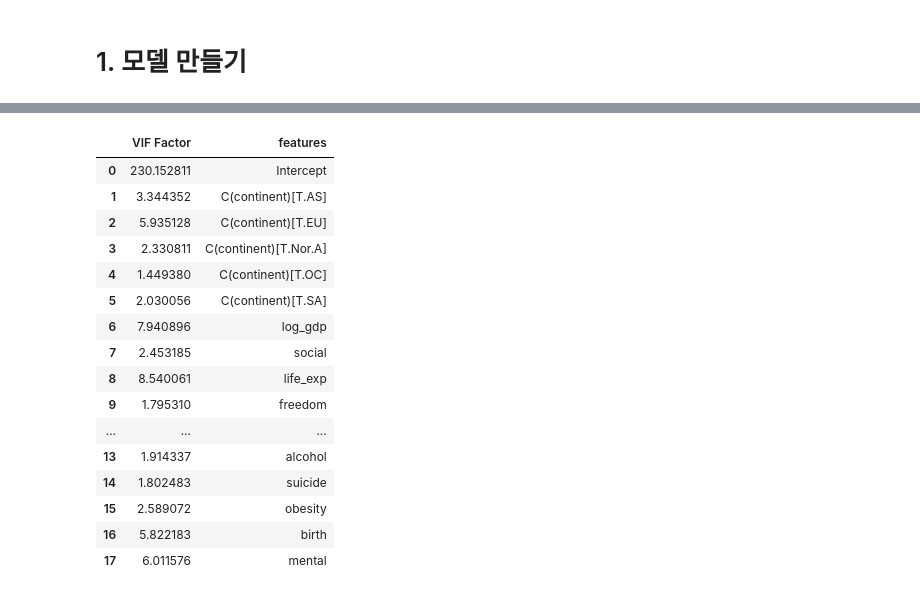
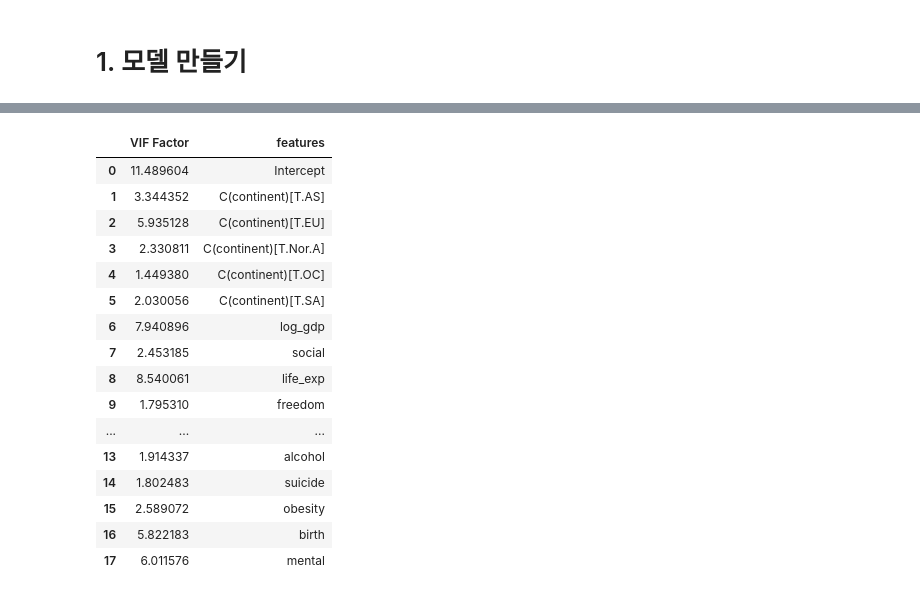
Before and after one commit to chaxx176/World-Happiness-Report-2021, a Jupyter notebook: CHA/0815 VIF에 범주형 컬럼 추가하기.ipynb, the cells around one changed output, grey strips where cells are left out. Cells and saved outputs as stored; diff of their text form; code cells hidden in the pictures.

```diff
--- a/CHA/0815 VIF에 범주형 컬럼 추가하기.ipynb
+++ b/CHA/0815 VIF에 범주형 컬럼 추가하기.ipynb
@@ -408,0 +382,13 @@ strong multicollinearity or other numerical problems.
+# %%
+# 싸이킷런 StandardScaler으로 정규화
+from sklearn.preprocessing import StandardScaler
+scaler = StandardScaler()
+x= ndf[['log_gdp', 'social', 'life_exp', 'freedom','generosity', 'corruption',
+       'schooling', 'alcohol', 'suicide','obesity', 'birth', 'mental']]
+scale2 = scaler.fit_transform(x)
+scale2
+df_standard= pd.DataFrame(scale2)
+df_standard.columns = ['log_gdp', 'social', 'life_exp', 'freedom', 'generosity', 'corruption', 'schooling', 'alcohol',
+                     'suicide','obesity', 'birth', 'mental']
+# 정규화 안한 컬럼 df_scaler에 추가
+df_standard[['HS','year','country','continent']]= ndf[['HS','year','country','continent']]
@@ -409,13 +431,13 @@ strong multicollinearity or other numerical problems.
 # %%
 from patsy import dmatrix, dmatrices
-y, X = dmatrices('HS~ C(continent)+ log_gdp + social+ life_exp + freedom+ generosity+ corruption+ schooling+ alcohol+ suicide+ obesity+ birth+ mental', df_minmax, return_type = 'dataframe')
+y, X = dmatrices('HS~ C(continent)+ log_gdp + social+ life_exp + freedom+ generosity+ corruption+ schooling+ alcohol+ suicide+ obesity+ birth+ mental', df_standard, return_type = 'dataframe')
 vif = pd.DataFrame()
 vif["VIF Factor"] = [variance_inflation_factor(X.values, i) for i in range(X.shape[1])]
 vif["features"] = X.columns
 vif
 # %% [output]
 |  | VIF Factor | features |
-| 0 | 230.152811 | Intercept |
+| 0 | 11.489604 | Intercept |
 | 1 | 3.344352 | C(continent)[T.AS] |
 | 2 | 5.935128 | C(continent)[T.EU] |
 | 3 | 2.330811 | C(continent)[T.Nor.A] |
```
Also changed, not shown: parts of 23 cells of this notebook.
